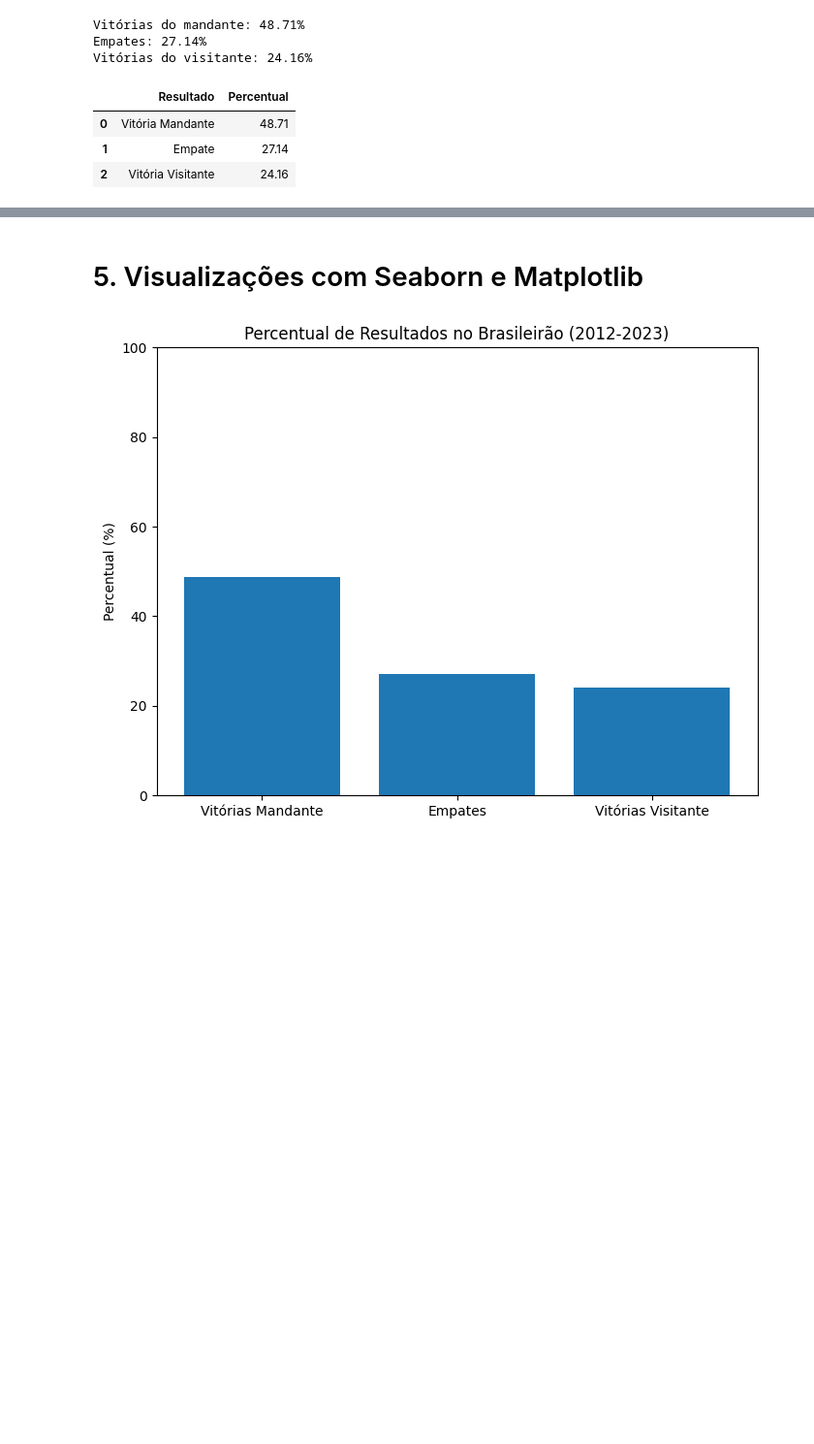
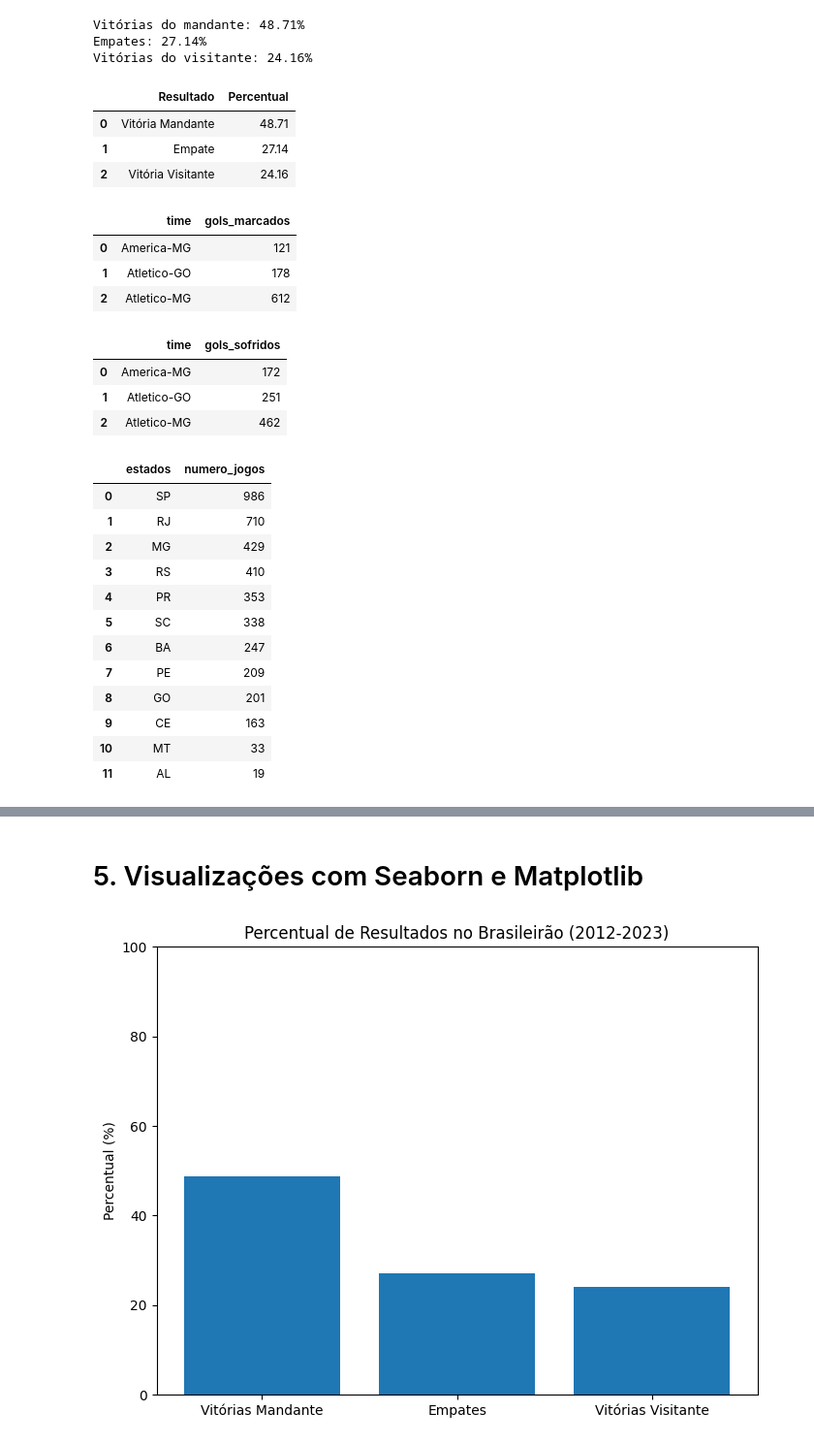
Before and after one commit to danoliveiraed/portfolio-projects, a Jupyter notebook: campeonato-brasileiro-analise/notebook/Campeonato_brasileiro_analise.ipynb, the cells around one changed output, grey strips where cells are left out. Shown: that part at 97% size. Saved outputs shown, nothing was run; the diff lists cells and outputs as text; code cells hidden in the pictures; blank space fills up the shorter version.

```diff
--- a/campeonato-brasileiro-analise/notebook/Campeonato_brasileiro_analise.ipynb
+++ b/campeonato-brasileiro-analise/notebook/Campeonato_brasileiro_analise.ipynb
@@ -164,3 +164,62 @@ dado_percent
 | 0 | Vitória Mandante | 48.71 |
 | 1 | Empate | 27.14 |
 | 2 | Vitória Visitante | 24.16 |
+# %%
+#total de gosl por time
+
+gols_mandante = dado.groupby('mandante')['gols_mandante'].sum()
+gols_visitante = dado.groupby('visitante')['gols_visitante'].sum()
+
+gols_por_time = gols_mandante.add(gols_visitante, fill_value=0)
+gols_por_time.sort_values(ascending=False)
+
+gols_por_time = gols_por_time.reset_index()
+gols_por_time.columns = ['time', 'gols_marcados']
+gols_mandante.head(3)
+gols_visitante.head(3)
+gols_por_time.head(3)
+# %% [output]
+|  | time | gols_marcados |
+| 0 | America-MG | 121 |
+| 1 | Atletico-GO | 178 |
+| 2 | Atletico-MG | 612 |
+# %%
+#desempenho
+gols_sofridos_mandante = dado.groupby('mandante')['gols_visitante'].sum()
+gols_sofridos_visitante = dado.groupby('visitante')['gols_mandante'].sum()
+gols_sofridos_mandante.head(3)
+gols_sofridos_visitante.head(3)
+
+gols_sofridos_por_time = gols_sofridos_mandante.add(gols_sofridos_visitante, fill_value=0)
+gols_sofridos_por_time.sort_values(ascending=False)
+gols_sofridos_por_time.head(3)
+
+gols_sofridos_por_time = gols_sofridos_por_time.reset_index()
+gols_sofridos_por_time.columns=['time', 'gols_sofridos']
+gols_sofridos_por_time.head(3)
+# %% [output]
+|  | time | gols_sofridos |
+| 0 | America-MG | 172 |
+| 1 | Atletico-GO | 251 |
+| 2 | Atletico-MG | 462 |
+# %%
+#jogos por estado
+jogos_estado = dado.groupby('estado_mandante')['mandante'].count().sort_values(ascending=False)
+
+jogos_estado = jogos_estado.reset_index()
+jogos_estado.columns = ['estados', 'numero_jogos']
+jogos_estado
+# %% [output]
+|  | estados | numero_jogos |
+| 0 | SP | 986 |
+| 1 | RJ | 710 |
+| 2 | MG | 429 |
+| 3 | RS | 410 |
+| 4 | PR | 353 |
+| 5 | SC | 338 |
+| 6 | BA | 247 |
+| 7 | PE | 209 |
+| 8 | GO | 201 |
+| 9 | CE | 163 |
+| 10 | MT | 33 |
+| 11 | AL | 19 |
```
Also changed, not shown: parts of 6 cells of this notebook.
